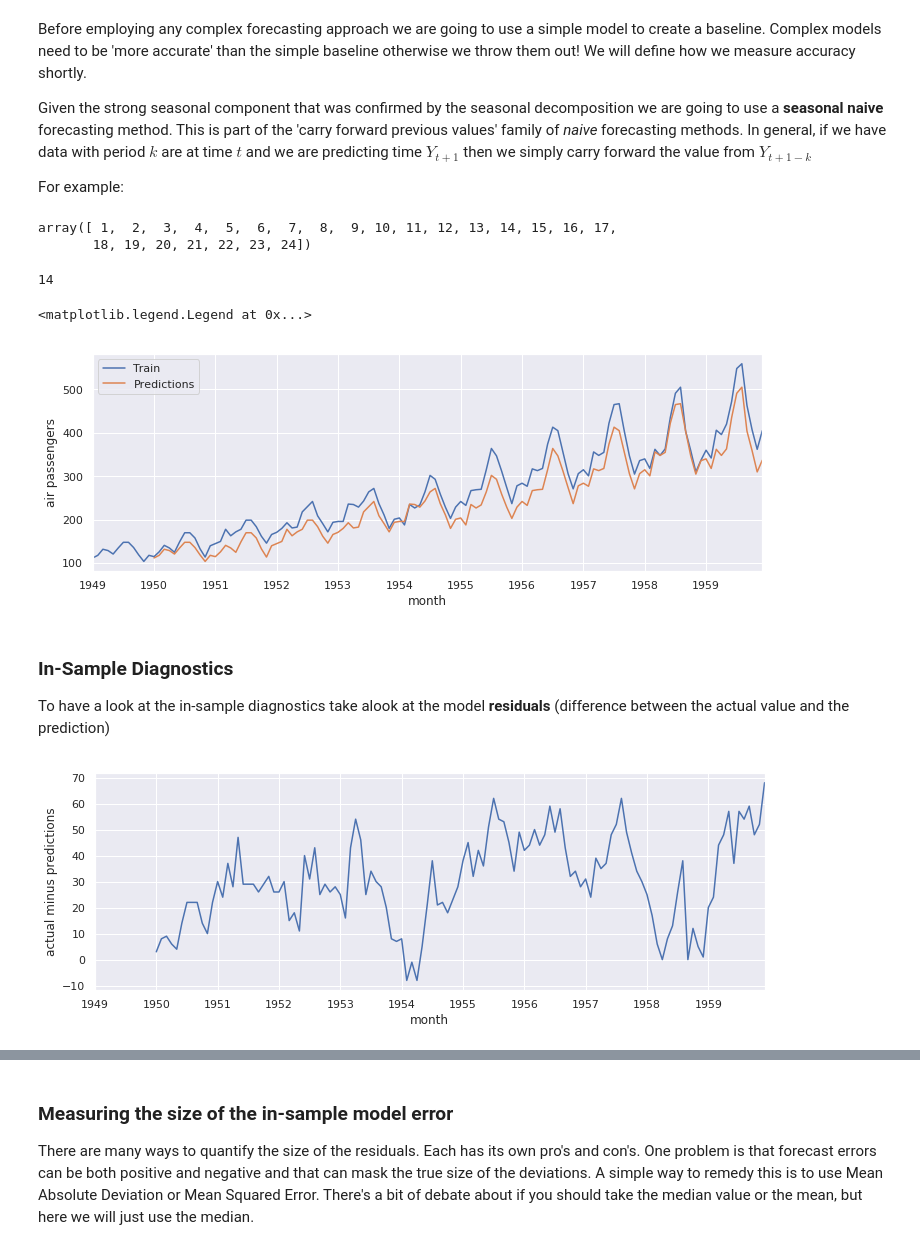
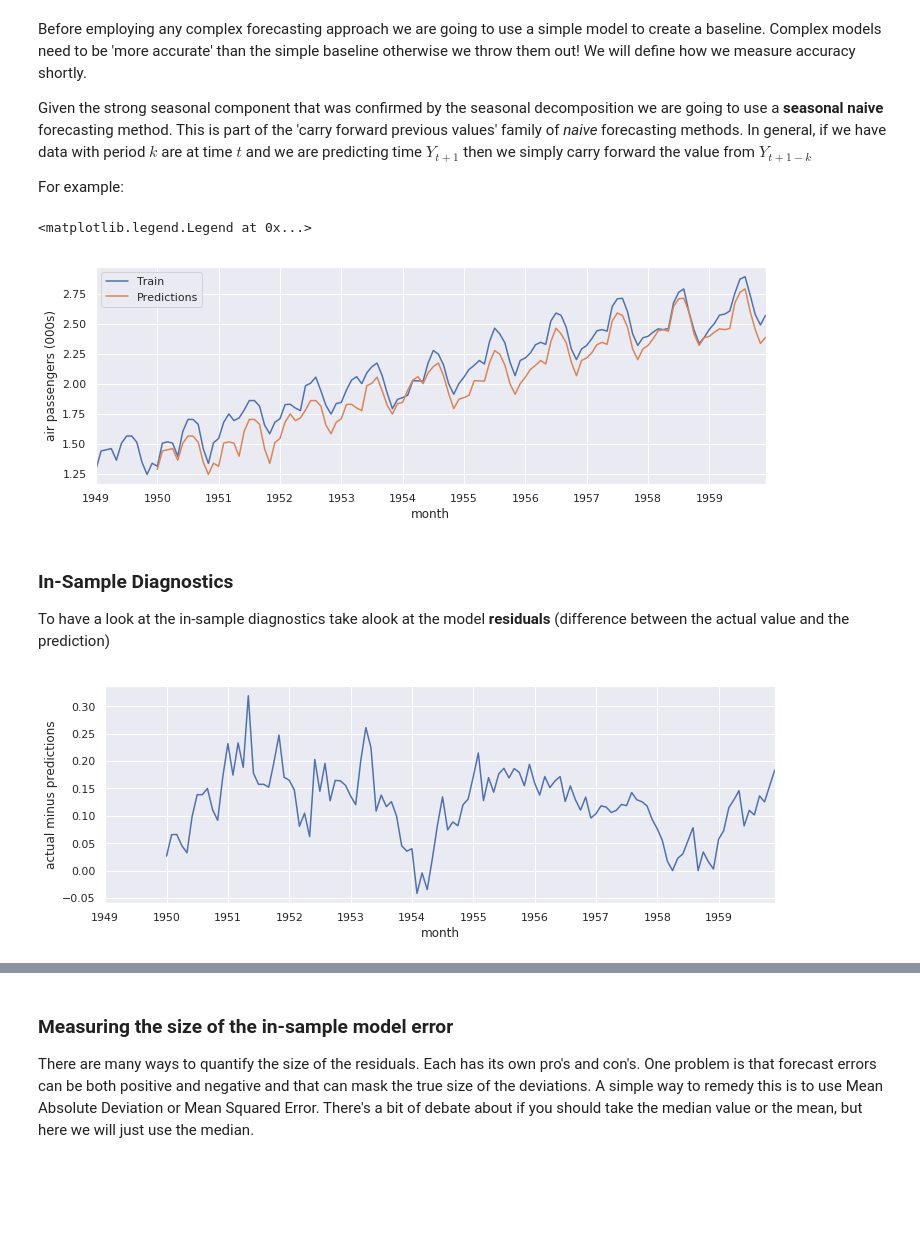
Before and after one commit to TomMonks/code-club-basic-forecasting, a Jupyter notebook: intro_to_dates.ipynb, the cells around one changed output, grey strips where cells are left out. Saved outputs shown, nothing was run; the diff lists cells and outputs as text; code cells hidden in the pictures; blank space fills up the shorter version.

```diff
--- a/intro_to_dates.ipynb
+++ b/intro_to_dates.ipynb
@@ -382,0 +386,3 @@ ax.set(xlabel='month', ylabel='air passengers');
+# %%
+train_adj = train / train.index.days_in_month
+test_adj = train / train.index.days_in_month
@@ -382,0 +402,2 @@ ax.set(xlabel='month', ylabel='air passengers');
+# %%
+train_adj = np.log(train_adj)
@@ -410,18 +436,4 @@ Before employing any complex forecasting approach we are going to use a simple m
 Given the strong seasonal component that was confirmed by the seasonal decomposition we are going to use a **seasonal naive** forecasting method.  This is part of the 'carry forward previous values' family of *naive* forecasting methods.  In general, if we have data with period $k$ are at time $t$ and we are predicting time $Y_{t+1}$ then we simply carry forward the value from $Y_{t+1-k}$
 
 For example:
-# %%
-OBS = 24
-y_obs = np.arange(1, OBS+1)
-y_obs
-# %% [output]
-array([ 1,  2,  3,  4,  5,  6,  7,  8,  9, 10, 11, 12, 13, 14, 15, 16, 17,
-       18, 19, 20, 21, 22, 23, 24])
-# %%
-#assume data is monthly and produce a forecast
-PERIOD = 12
-y_pred = y_obs[len(y_obs)+1-PERIOD]
-y_pred
-# %% [output]
-14
 # %%
@@ -431,16 +443,16 @@ HORIZON = 12
 PERIOD = 12
 # %%
 snf = SNaive(period=PERIOD)
-snf.fit(train)
+snf.fit(train_adj)
 insample_predictions = snf.fittedvalues
 # %%
-ax = train.plot(figsize=(12,4))
+ax = train_adj.plot(figsize=(12,4))
 insample_predictions.plot(ax=ax)
-ax.set(xlabel='month', ylabel='air passengers');
+ax.set(xlabel='month', ylabel='air passengers (000s)');
 ax.legend(['Train', 'Predictions'])
 # %% [output]
 <matplotlib.legend.Legend at 0x...>
-[figure, old version]
+[figure, new version]
 # %% [markdown]
 ### In-Sample Diagnostics
 
@@ -449,7 +461,7 @@ To have a look at the in-sample diagnostics take alook at the model **residuals*
 ax = snf.resid.plot(figsize=(12,4))
 ax.set(xlabel='month', ylabel='actual minus predictions');
 # %% [output]
-[figure, old version]
+[figure, new version]
 # %%
 sns.distplot(snf.resid.dropna())
 # %% [output]
```
Also changed, not shown: parts of 43 cells of this notebook.
